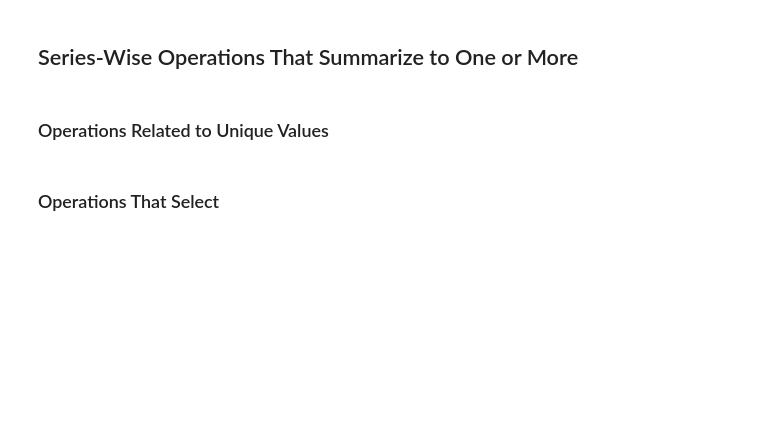
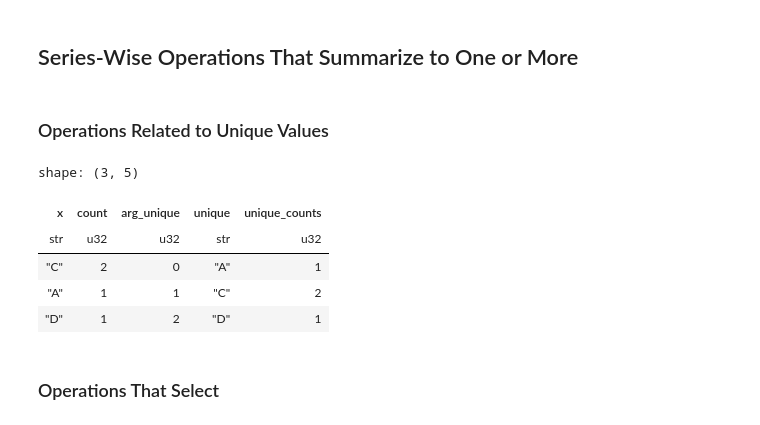
Before and after one commit to PeiGuancheng/python-polars-the-definitive-guide, a Jupyter notebook: ch08.ipynb, the cells around one changed output. Cells and saved outputs as stored; diff of their text form; code cells hidden in the pictures; blank space fills up the shorter version.

```diff
--- a/ch08.ipynb
+++ b/ch08.ipynb
@@ -748,12 +787,19 @@ df_ints.select(
 # %%
 (
     pl.DataFrame({"x": ["A", "C", "D", "C"]}).select(
+        pl.col("x").value_counts(sort=True).struct.unnest(),
         arg_unique=pl.col("x").arg_unique(),
         unique=pl.col("x").unique(maintain_order=True),
         unique_counts=pl.col("x").unique_counts(),
-        value_counts=pl.col("x").value_counts(sort=True),
     )
 )
+# %% [output]
+shape: (3, 5)
+| x | count | arg_unique | unique | unique_counts |
+| str | u32 | u32 | str | u32 |
+| "C" | 2 | 0 | "A" | 1 |
+| "A" | 1 | 1 | "C" | 2 |
+| "D" | 1 | 2 | "D" | 1 |
 # %% [markdown]
 ### Operations That Select
 # %%
```
Also changed, not shown: parts of 14 cells of this notebook, 11 other files.
